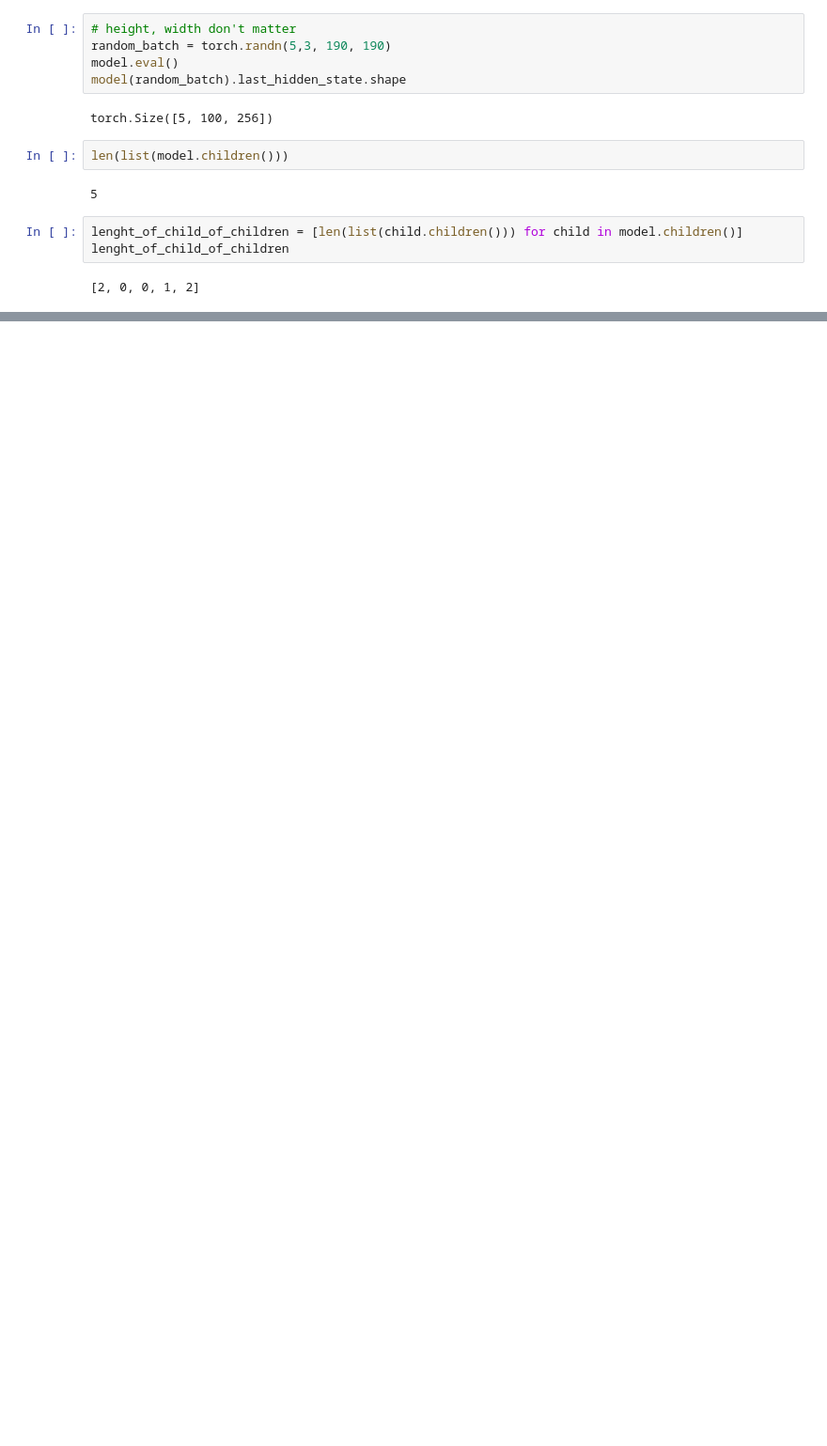
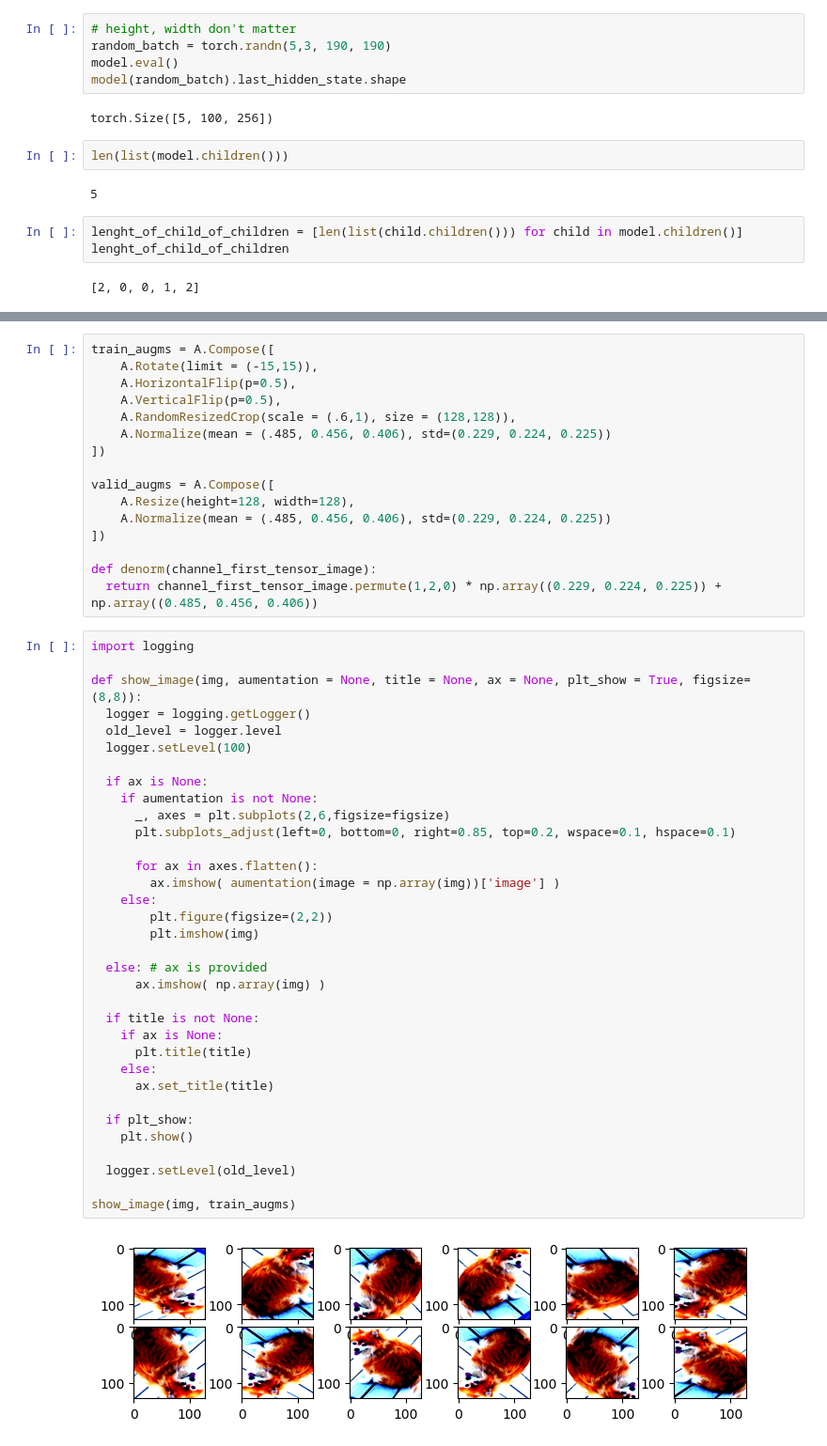
Before and after one commit to Kallol7/PytorchNotes, a Jupyter notebook: Pretrained/Pretrained.ipynb, the cells around one changed output, grey strips where cells are left out. Shown: that part at 94% size. Cells and saved outputs as stored; diff of their text form; blank space fills up the shorter version.

```diff
--- a/Pretrained/Pretrained.ipynb
+++ b/Pretrained/Pretrained.ipynb
@@ -66,0 +164,52 @@ lenght_of_child_of_children
+# %%
+train_augms = A.Compose([
+    A.Rotate(limit = (-15,15)),
+    A.HorizontalFlip(p=0.5),
+    A.VerticalFlip(p=0.5),
+    A.RandomResizedCrop(scale = (.6,1), size = (128,128)),
+    A.Normalize(mean = (.485, 0.456, 0.406), std=(0.229, 0.224, 0.225))
+])
+
+valid_augms = A.Compose([
+    A.Resize(height=128, width=128),
+    A.Normalize(mean = (.485, 0.456, 0.406), std=(0.229, 0.224, 0.225))
+])
+
+def denorm(channel_first_tensor_image):
+  return channel_first_tensor_image.permute(1,2,0) * np.array((0.229, 0.224, 0.225)) + np.array((0.485, 0.456, 0.406))
+# %%
+import logging
+
+def show_image(img, aumentation = None, title = None, ax = None, plt_show = True, figsize=(8,8)):
+  logger = logging.getLogger()
+  old_level = logger.level
+  logger.setLevel(100)
+
+  if ax is None:
+    if aumentation is not None:
+      _, axes = plt.subplots(2,6,figsize=figsize)
+      plt.subplots_adjust(left=0, bottom=0, right=0.85, top=0.2, wspace=0.1, hspace=0.1)
+
+      for ax in axes.flatten():
+        ax.imshow( aumentation(image = np.array(img))['image'] )
+    else:
+        plt.figure(figsize=(2,2))
+        plt.imshow(img)
+
+  else: # ax is provided
+      ax.imshow( np.array(img) )
+
+  if title is not None:
+    if ax is None:
+      plt.title(title)
+    else:
+      ax.set_title(title)
+
+  if plt_show:
+    plt.show()
+
+  logger.setLevel(old_level)
+
+show_image(img, train_augms)
+# %% [output]
+[figure, added]
```
Also changed, not shown: parts of 21 cells of this notebook.
